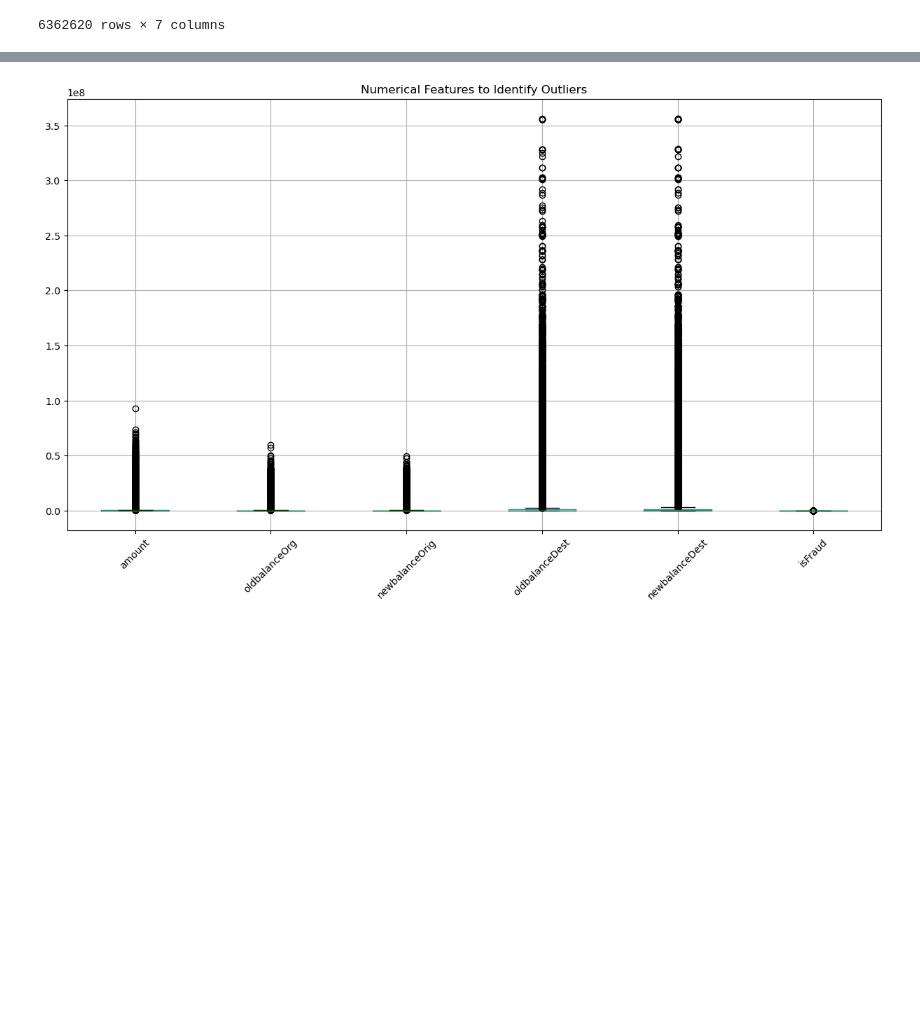
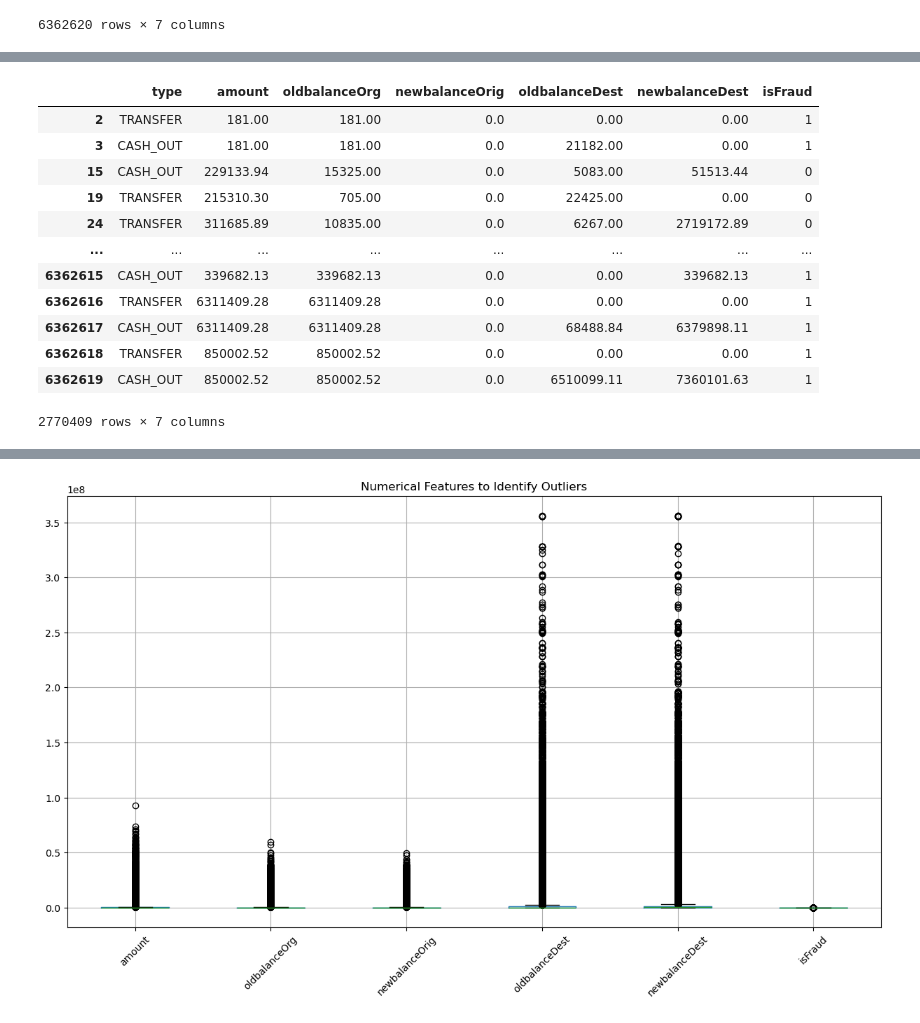
Before and after one commit to Jacqs395/Financial_Fraud, a Jupyter notebook: transform.ipynb, the cells around one changed output, grey strips where cells are left out. Cells and saved outputs as stored; diff of their text form; code cells hidden in the pictures; blank space fills up the shorter version.

```diff
--- a/transform.ipynb
+++ b/transform.ipynb
@@ -163,0 +135,18 @@ cleaned_df
+# %%
+# filter to analyze only these types
+df_filtered = cleaned_df[cleaned_df['type'].isin(['CASH_OUT', 'TRANSFER'])]
+df_filtered
+# %% [output]
+|  | type | amount | oldbalanceOrg | newbalanceOrig | oldbalanceDest | newbalanceDest | isFraud |
+| 2 | TRANSFER | 181.00 | 181.00 | 0.0 | 0.00 | 0.00 | 1 |
+| 3 | CASH_OUT | 181.00 | 181.00 | 0.0 | 21182.00 | 0.00 | 1 |
+| 15 | CASH_OUT | 229133.94 | 15325.00 | 0.0 | 5083.00 | 51513.44 | 0 |
+| 19 | TRANSFER | 215310.30 | 705.00 | 0.0 | 22425.00 | 0.00 | 0 |
+| 24 | TRANSFER | 311685.89 | 10835.00 | 0.0 | 6267.00 | 2719172.89 | 0 |
+| ... | ... | ... | ... | ... | ... | ... | ... |
+| 6362615 | CASH_OUT | 339682.13 | 339682.13 | 0.0 | 0.00 | 339682.13 | 1 |
+| 6362616 | TRANSFER | 6311409.28 | 6311409.28 | 0.0 | 0.00 | 0.00 | 1 |
+| 6362617 | CASH_OUT | 6311409.28 | 6311409.28 | 0.0 | 68488.84 | 6379898.11 | 1 |
+| 6362618 | TRANSFER | 850002.52 | 850002.52 | 0.0 | 0.00 | 0.00 | 1 |
+| 6362619 | CASH_OUT | 850002.52 | 850002.52 | 0.0 | 6510099.11 | 7360101.63 | 1 |
+2770409 rows × 7 columns
```
Also changed, not shown: parts of 21 cells of this notebook, 2 other files.
